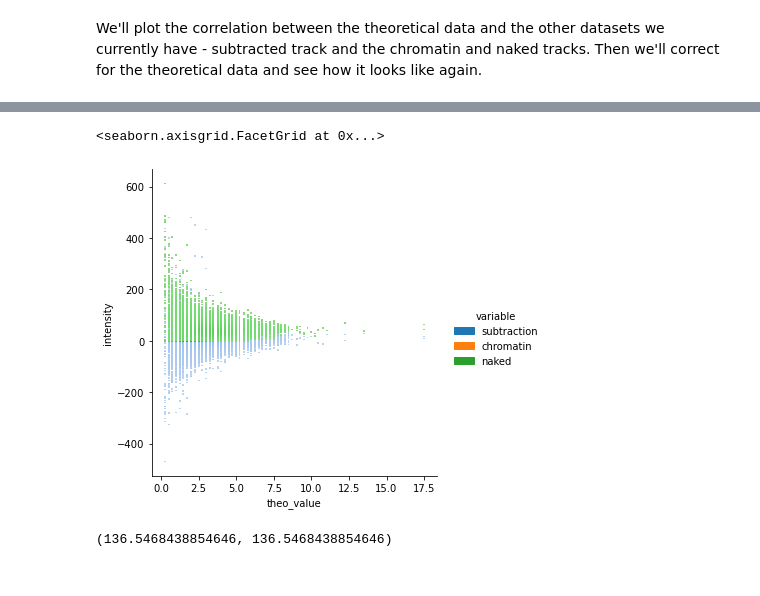
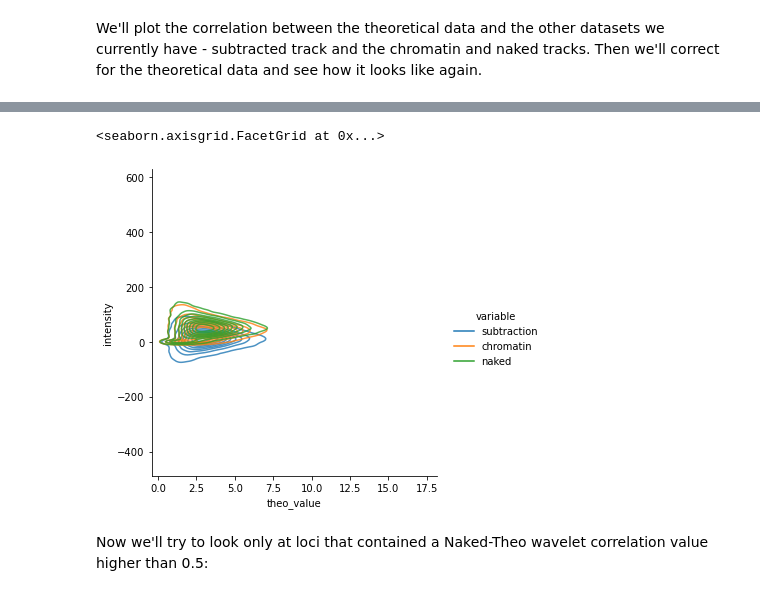
Before and after one commit to ebensteinLab/EcoDAM, a Jupyter notebook: notebooks/normalize_chrom_to_atac.ipynb, the cells around one changed output, grey strips where cells are left out. Saved outputs shown, nothing was run; the diff lists cells and outputs as text; code cells hidden in the pictures.

```diff
--- a/notebooks/normalize_chrom_to_atac.ipynb
+++ b/notebooks/normalize_chrom_to_atac.ipynb
@@ -233,28 +232,27 @@ naked_norm_theo = normalize_with_theo(naked_norm_all, theo.data)
 # %%
 theo_no_zero_normed = theo_no_zero.copy()
 theo_no_zero_normed.loc[:, "subtraction"] = subtraction.intensity
 theo_no_zero_normed.loc[:, "chromatin"] = chrom_norm_theo
 theo_no_zero_normed.loc[:, "naked"] = naked_norm_theo
 sns.displot(
     data=theo_no_zero_normed.melt(
         id_vars=['theo_value'],
         value_name='intensity',
-    ),
+    ).astype({'intensity': np.float64}),
     x='theo_value',
     y='intensity',
     hue='variable',
     alpha=0.8,
+    kind='kde',
 )
 # %% [output]
 <seaborn.axisgrid.FacetGrid at 0x...>
-[figure, old version]
+[figure, new version]
 # %%
 new_foldername = eco_fname.parent / 'data_after_theo_norm'
 new_foldername.mkdir(exist_ok=True)
 write_intindex_to_disk(chrom_norm_all, new_foldername / "chromatin_chr15.filter17_60_75.NoBlacklist.NoMask_after_theo_normalization.bedgraph")
 write_intindex_to_disk(naked_norm_all, new_foldername / "NakedAF647_channel2_chr15_NoMissingChromatinWin_after_theo_normalization.bedgraph")
 write_intindex_to_disk(subtraction, new_foldername / "naked_minus_chromatin_after_theo_norm.bedgraph")
-# %%
-chrom_norm_all.mean(), naked_norm_all.mean()
-# %% [output]
-(136.5468438854646, 136.5468438854646)
+# %% [markdown]
+Now we'll try to look only at loci that contained a Naked-Theo wavelet correlation value higher than 0.5:
```
Also changed, not shown: parts of 6 cells of this notebook, 5 other files.
